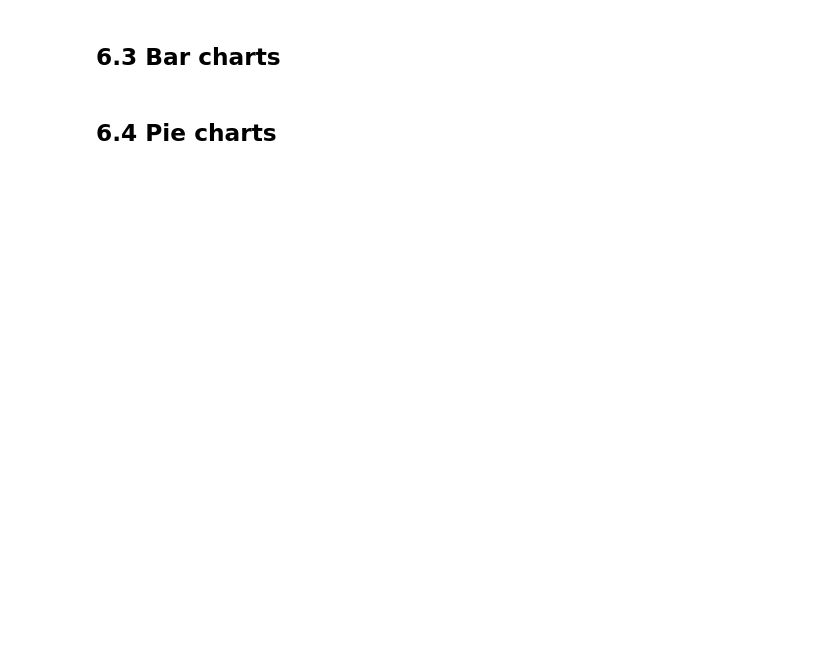
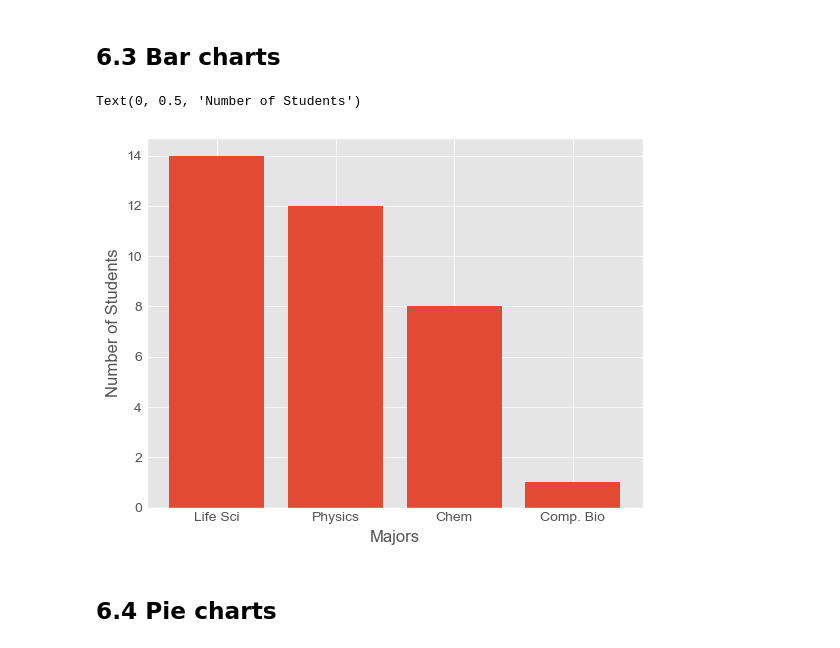
Before and after one commit to SPS-SP2273/learning-portfolio-garywong432, a Jupyter notebook: 7.1_plotting/plotting_(good).ipynb, the cells around one changed output. Cells and saved outputs as stored; diff of their text form; code cells hidden in the pictures; blank space fills up the shorter version.

```diff
--- a/7.1_plotting/plotting_(good).ipynb
+++ b/7.1_plotting/plotting_(good).ipynb
@@ -167,4 +203,20 @@ fig, ax = plt.subplots(
 # %% [markdown]
 ## 6.3 Bar charts
+# %%
+student_numbers = {'Life Sci' : 14,
+                   'Physics' : 12,
+                   'Chem': 8,
+                   'Comp. Bio': 1}
+
+majors = list(student_numbers.keys())
+numbers = list(student_numbers.values())
+
+plt.style.use('ggplot')
+plt.bar(majors, numbers)
+plt.xlabel('Majors')
+plt.ylabel('Number of Students')
+# %% [output]
+Text(0, 0.5, 'Number of Students')
+[figure, added]
 # %% [markdown]
 ## 6.4 Pie charts
```
Also changed, not shown: parts of 7 cells of this notebook, 2 other files.
